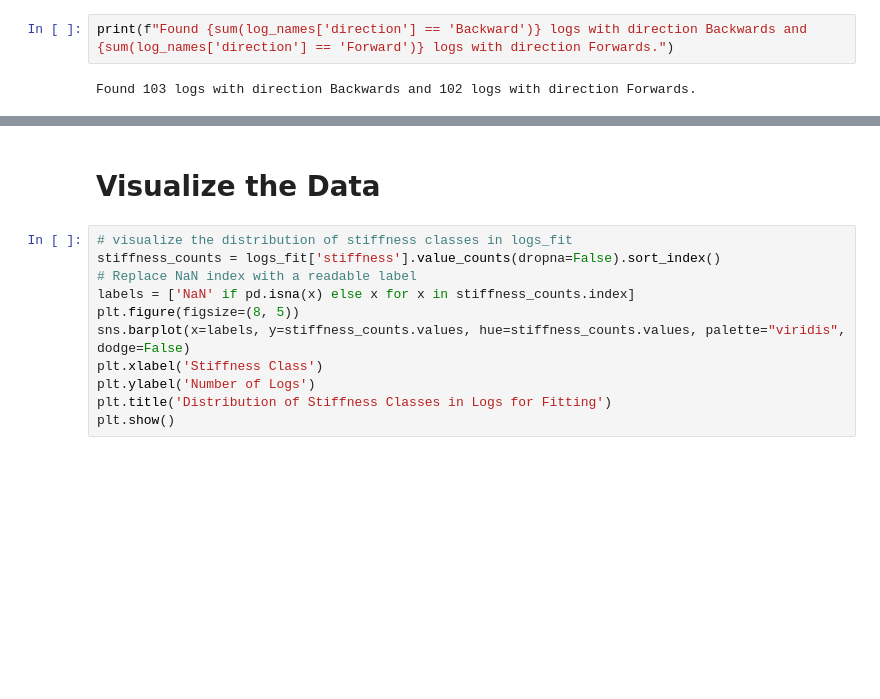
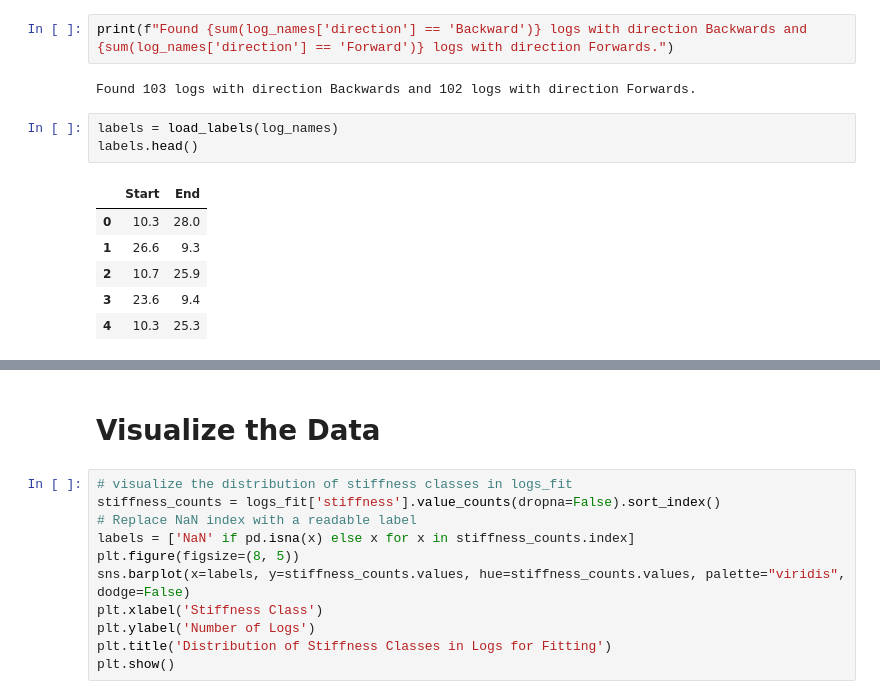
Before and after one commit to oskarboesch/TREX-Semester-Project, a Jupyter notebook: notebooks/data_anaylsis.ipynb, the cells around one changed output, grey strips where cells are left out. Cells and saved outputs as stored; diff of their text form; blank space fills up the shorter version.

```diff
--- a/notebooks/data_anaylsis.ipynb
+++ b/notebooks/data_anaylsis.ipynb
@@ -36,3 +45,13 @@ Loaded 205 logs from paper experiments.
 print(f"Found {sum(log_names['direction'] == 'Backward')} logs with direction Backwards and {sum(log_names['direction'] == 'Forward')} logs with direction Forwards.")
 # %% [output]
 Found 103 logs with direction Backwards and 102 logs with direction Forwards.
+# %%
+labels = load_labels(log_names)
+labels.head()
+# %% [output]
+|  | Start | End |
+| 0 | 10.3 | 28.0 |
+| 1 | 26.6 | 9.3 |
+| 2 | 10.7 | 25.9 |
+| 3 | 23.6 | 9.4 |
+| 4 | 10.3 | 25.3 |
```
Also changed, not shown: parts of 4 cells of this notebook, 4 other files.
